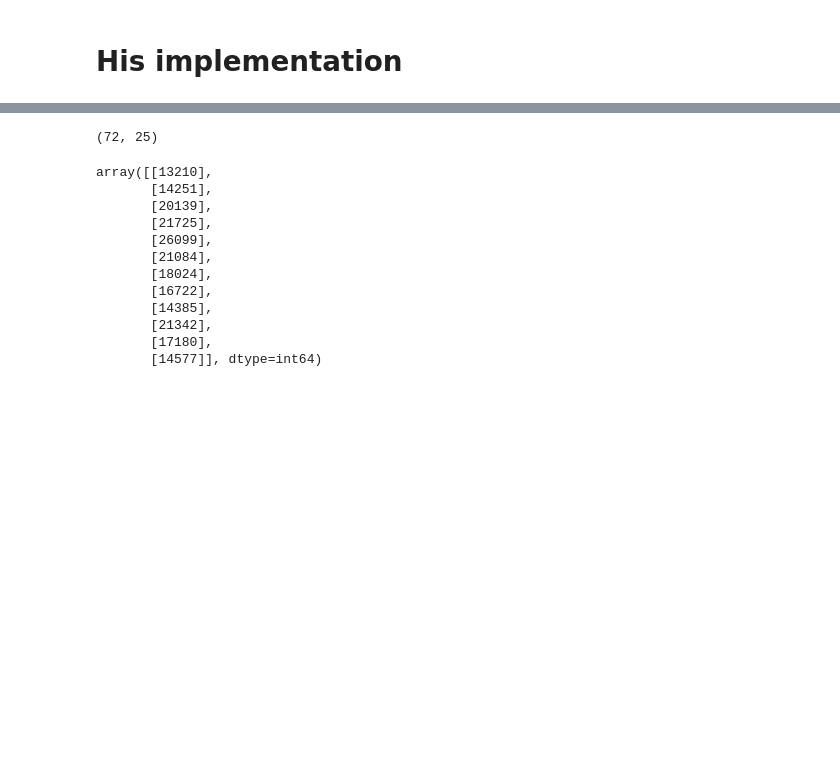
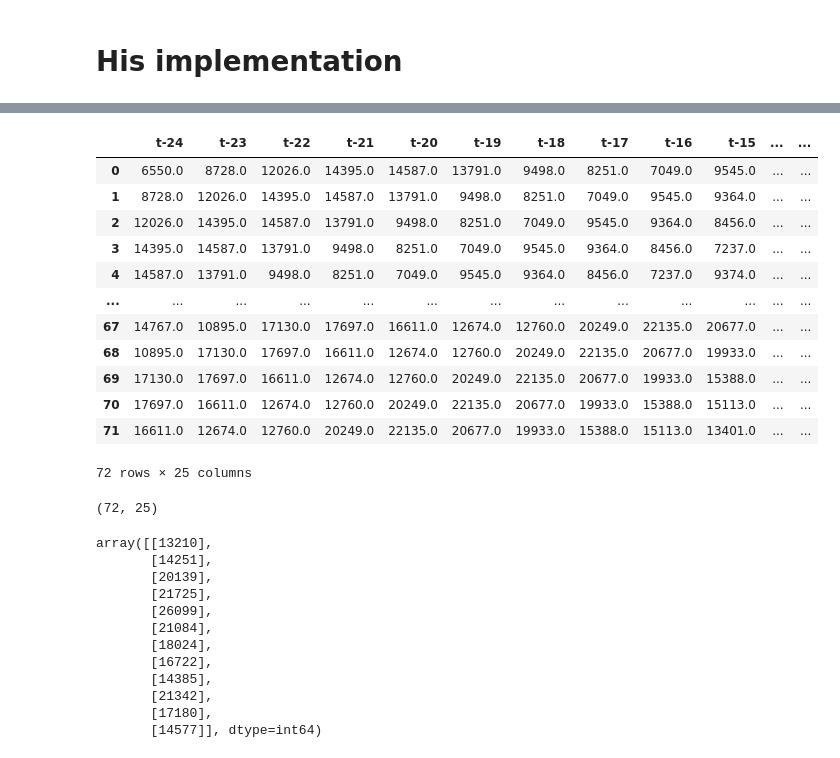
Before and after one commit to tristanmckechnie/tristan_meng_data_science, a Jupyter notebook: Validate_against_Jason_Brownlee.ipynb, the cells around one changed output, grey strips where cells are left out. Cells and saved outputs as stored; diff of their text form; code cells hidden in the pictures; blank space fills up the shorter version.

```diff
--- a/Validate_against_Jason_Brownlee.ipynb
+++ b/Validate_against_Jason_Brownlee.ipynb
@@ -287,3 +358,22 @@ train.shape
+# %%
+columns = ['t-'+str(i) for i in range(24,0,-1)]
+df_check = pd.DataFrame(columns=columns,data=normal.X_train)
+df_check['t'] = normal.y_train
+df_check
+# %% [output]
+|  | t-24 | t-23 | t-22 | t-21 | t-20 | t-19 | t-18 | t-17 | t-16 | t-15 | ... | ... |
+| 0 | 6550.0 | 8728.0 | 12026.0 | 14395.0 | 14587.0 | 13791.0 | 9498.0 | 8251.0 | 7049.0 | 9545.0 | ... | ... |
+| 1 | 8728.0 | 12026.0 | 14395.0 | 14587.0 | 13791.0 | 9498.0 | 8251.0 | 7049.0 | 9545.0 | 9364.0 | ... | ... |
+| 2 | 12026.0 | 14395.0 | 14587.0 | 13791.0 | 9498.0 | 8251.0 | 7049.0 | 9545.0 | 9364.0 | 8456.0 | ... | ... |
+| 3 | 14395.0 | 14587.0 | 13791.0 | 9498.0 | 8251.0 | 7049.0 | 9545.0 | 9364.0 | 8456.0 | 7237.0 | ... | ... |
+| 4 | 14587.0 | 13791.0 | 9498.0 | 8251.0 | 7049.0 | 9545.0 | 9364.0 | 8456.0 | 7237.0 | 9374.0 | ... | ... |
+| ... | ... | ... | ... | ... | ... | ... | ... | ... | ... | ... | ... | ... |
+| 67 | 14767.0 | 10895.0 | 17130.0 | 17697.0 | 16611.0 | 12674.0 | 12760.0 | 20249.0 | 22135.0 | 20677.0 | ... | ... |
+| 68 | 10895.0 | 17130.0 | 17697.0 | 16611.0 | 12674.0 | 12760.0 | 20249.0 | 22135.0 | 20677.0 | 19933.0 | ... | ... |
+| 69 | 17130.0 | 17697.0 | 16611.0 | 12674.0 | 12760.0 | 20249.0 | 22135.0 | 20677.0 | 19933.0 | 15388.0 | ... | ... |
+| 70 | 17697.0 | 16611.0 | 12674.0 | 12760.0 | 20249.0 | 22135.0 | 20677.0 | 19933.0 | 15388.0 | 15113.0 | ... | ... |
+| 71 | 16611.0 | 12674.0 | 12760.0 | 20249.0 | 22135.0 | 20677.0 | 19933.0 | 15388.0 | 15113.0 | 13401.0 | ... | ... |
+72 rows × 25 columns
 # %%
 blah = series_to_supervised(train, 24, n_out=1)
 blah.shape
```
Also changed, not shown: parts of 8 cells of this notebook, 1 other file.
